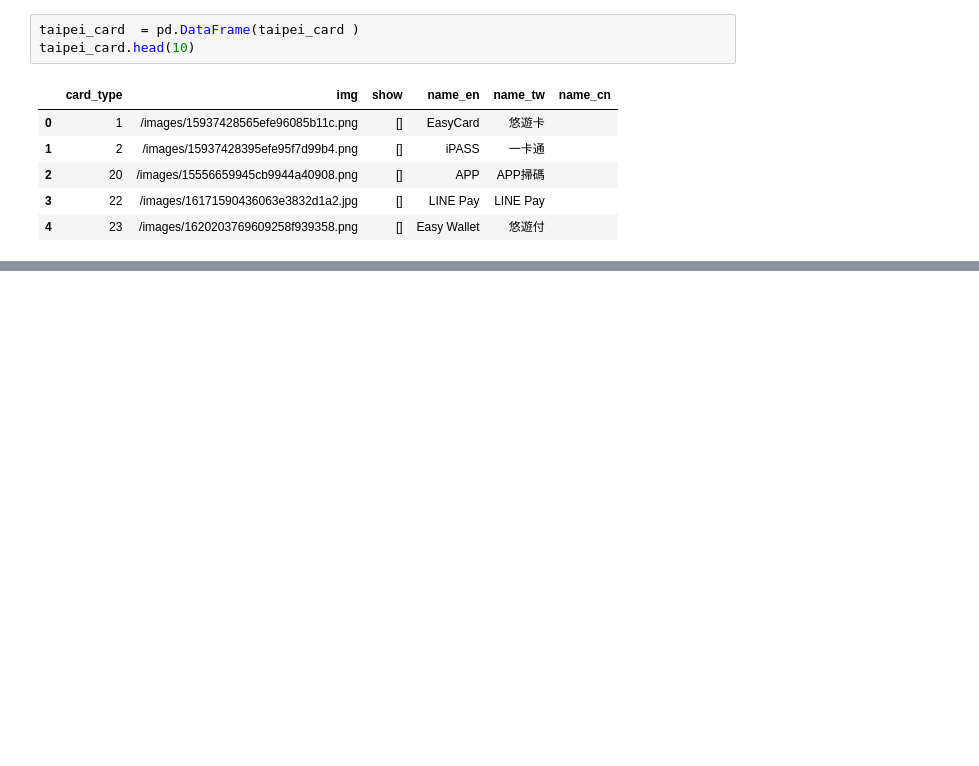
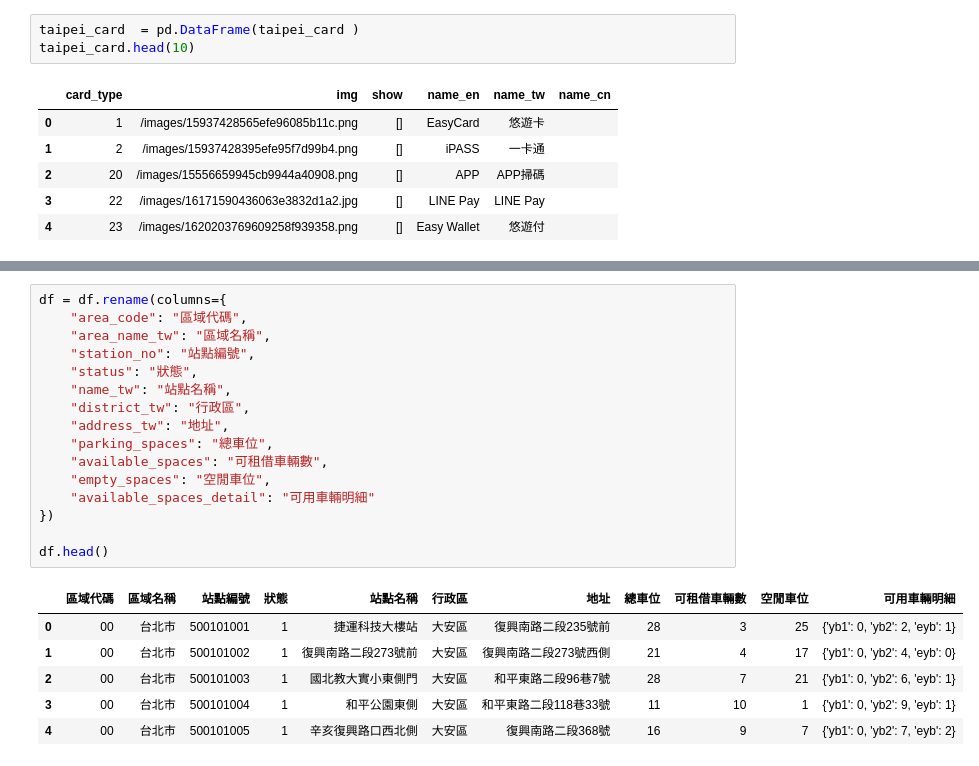
Before and after one commit to pysduck0w0/ProjectDevelop, a Jupyter notebook: ch07/index.ipynb, the cells around one changed output, grey strips where cells are left out. Saved outputs shown, nothing was run; the diff lists cells and outputs as text; blank space fills up the shorter version.

```diff
--- a/ch07/index.ipynb
+++ b/ch07/index.ipynb
@@ -152,0 +305,23 @@ taipei_card.head(10)
+# %%
+df = df.rename(columns={
+    "area_code": "區域代碼",
+    "area_name_tw": "區域名稱",
+    "station_no": "站點編號",
+    "status": "狀態",
+    "name_tw": "站點名稱",
+    "district_tw": "行政區",
+    "address_tw": "地址",
+    "parking_spaces": "總車位",
+    "available_spaces": "可租借車輛數",
+    "empty_spaces": "空閒車位",
+    "available_spaces_detail": "可用車輛明細"
+})
+
+df.head()
+# %% [output]
+|  | 區域代碼 | 區域名稱 | 站點編號 | 狀態 | 站點名稱 | 行政區 | 地址 | 總車位 | 可租借車輛數 | 空閒車位 | 可用車輛明細 |
+| 0 | 00 | 台北市 | 500101001 | 1 | 捷運科技大樓站 | 大安區 | 復興南路二段235號前 | 28 | 3 | 25 | {'yb1': 0, 'yb2': 2, 'eyb': 1} |
+| 1 | 00 | 台北市 | 500101002 | 1 | 復興南路二段273號前 | 大安區 | 復興南路二段273號西側 | 21 | 4 | 17 | {'yb1': 0, 'yb2': 4, 'eyb': 0} |
+| 2 | 00 | 台北市 | 500101003 | 1 | 國北教大實小東側門 | 大安區 | 和平東路二段96巷7號 | 28 | 7 | 21 | {'yb1': 0, 'yb2': 6, 'eyb': 1} |
+| 3 | 00 | 台北市 | 500101004 | 1 | 和平公園東側 | 大安區 | 和平東路二段118巷33號 | 11 | 10 | 1 | {'yb1': 0, 'yb2': 9, 'eyb': 1} |
+| 4 | 00 | 台北市 | 500101005 | 1 | 辛亥復興路口西北側 | 大安區 | 復興南路二段368號 | 16 | 9 | 7 | {'yb1': 0, 'yb2': 7, 'eyb': 2} |
```
Also changed, not shown: parts of 10 cells of this notebook.
